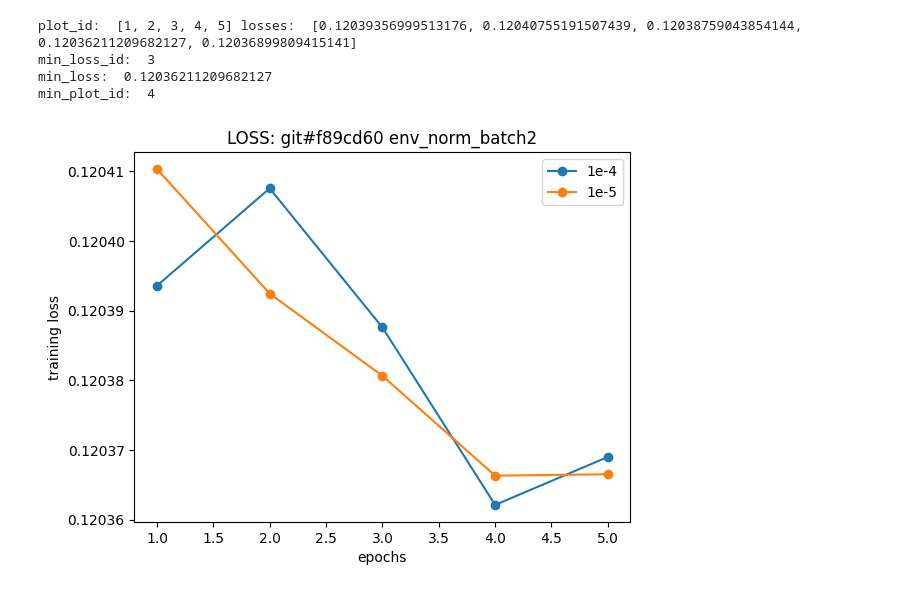
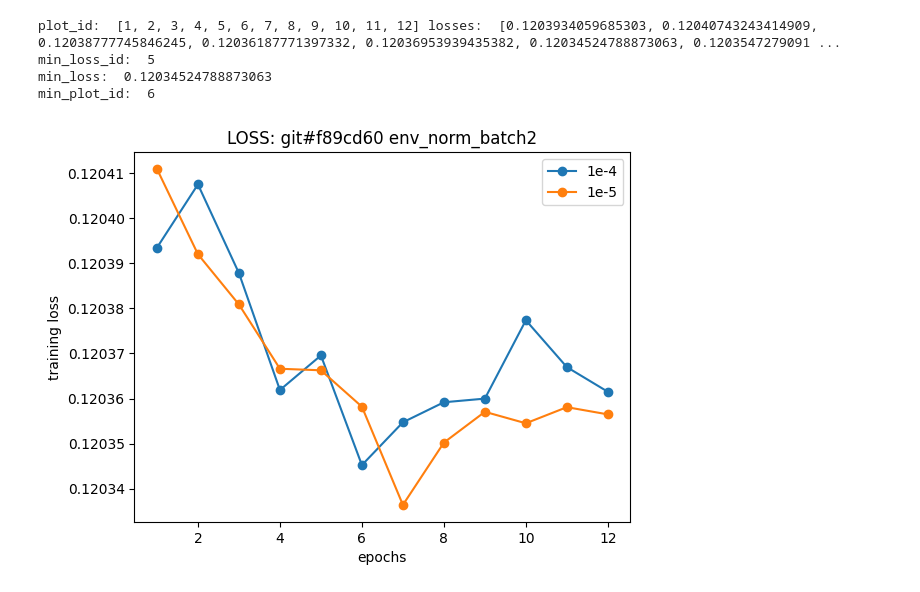
Before and after one commit to pureexe/sd-light-time, a Jupyter notebook: src/20240823/plot_env_under_batch2.ipynb, the cells around one changed output. Saved outputs shown, nothing was run; the diff lists cells and outputs as text; code cells hidden in the pictures.

```diff
--- a/src/20240823/plot_env_under_batch2.ipynb
+++ b/src/20240823/plot_env_under_batch2.ipynb
@@ -8,40 +8,42 @@ ROOT_DIR = "../../output/20240823/val_unsplash-trainset-under/1.0/env_under_batc
 LRs = natsorted(os.listdir(ROOT_DIR))
 for lr in LRs:
     checkpoints = natsorted(os.listdir(os.path.join(ROOT_DIR, lr)))
-    checkpoints = ["chk{}".format(i) for i in range(1,6)]
+    #checkpoints = ["chk{}".format(i) for i in range(1,6)]
     checkpoint_id = []
     avg_losses = []
     for checkpoint in checkpoints:
+        if checkpoint == "chk0":
+            continue
         # read all text files in directory and average to single float
         all_losses = []
         step_root_dir = os.path.join(ROOT_DIR, lr, checkpoint, 'lightning_logs/version_0/train_loss')
         step_dirs = natsorted(os.listdir(step_root_dir))
         for step_id in step_dirs:
             for file in os.listdir(os.path.join(step_root_dir, step_id)):
                 if file.endswith(".txt"):
                     with open(os.path.join(step_root_dir, step_id, file), 'r') as f:
                         all_losses.append(float(f.read()))
         avg_loss = sum(all_losses) / len(all_losses)
         avg_losses.append(avg_loss)
         checkpoint_id.append(int(checkpoint.replace("chk","")))
     plt.plot(checkpoint_id, avg_losses, 'o-', label=lr)
     if lr == "1e-4":
         print("plot_id: ", checkpoint_id, "losses: ", avg_losses)
         # find the location that has the lowest loss
         min_loss = min(avg_losses)
         min_loss_id = avg_losses.index(min_loss)
         print("min_loss_id: ", min_loss_id)
         print("min_loss: ", min_loss)
         # print min plot_id
         print("min_plot_id: ", checkpoint_id[min_loss_id])
     plt.legend()
     plt.xlabel("epochs")
     plt.ylabel("training loss")
     #plt.title("Training loss average on timesteps [100,200,...,900]")
     plt.title("LOSS: git#f89cd60 env_norm_batch2")
 # %% [output]
-plot_id:  [1, 2, 3, 4, 5] losses:  [0.12039356999513176, 0.12040755191507439, 0.12038759043854144, 0.12036211209682127, 0.12036899809415141]
-min_loss_id:  3
-min_loss:  0.12036211209682127
-min_plot_id:  4
+plot_id:  [1, 2, 3, 4, 5, 6, 7, 8, 9, 10, 11, 12] losses:  [0.1203934059685303, 0.12040743243414909, 0.12038777745846245, 0.12036187771397332, 0.12036953939435382, 0.12034524788873063, 0.1203547279091 ...
+min_loss_id:  5
+min_loss:  0.12034524788873063
+min_plot_id:  6
-[figure, old version]
+[figure, new version]
```
Also changed, not shown: 19 other files.
